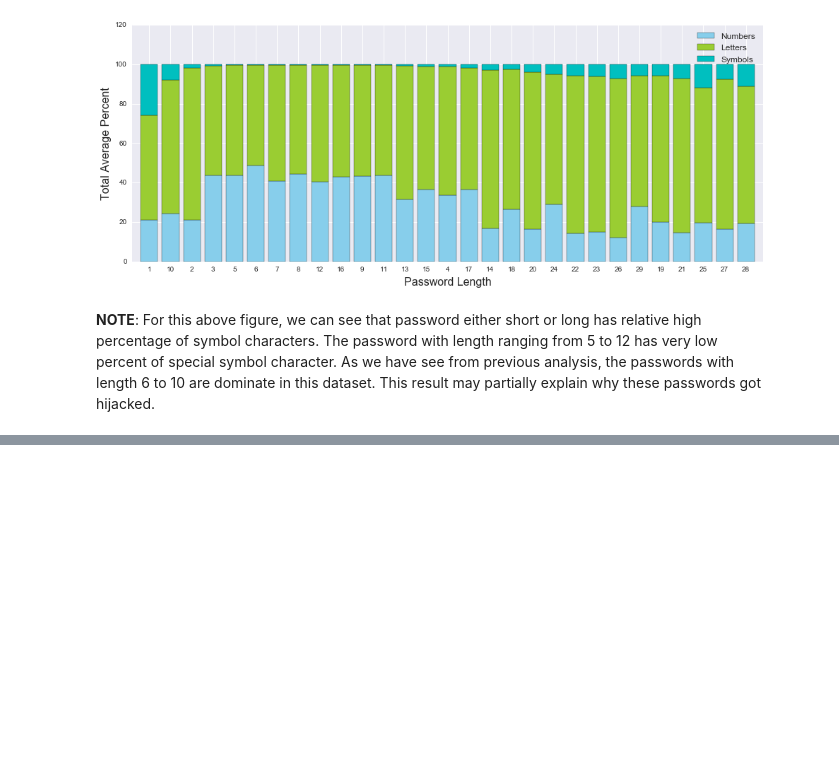
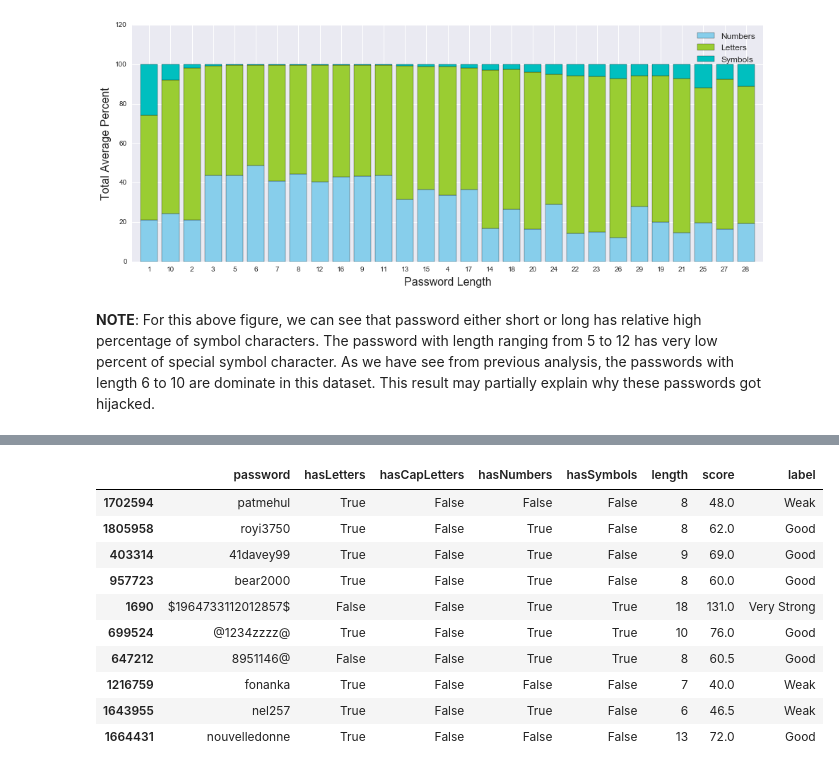
Before and after one commit to jhli973/Incubator, a Jupyter notebook: hijackedemail/Password and hijacked email.ipynb, the cells around one changed output, grey strips where cells are left out. Drawn from its saved outputs; the diff is of its cells as text; code cells hidden in the pictures; blank space fills up the shorter version.

```diff
--- a/hijackedemail/Password and hijacked email.ipynb
+++ b/hijackedemail/Password and hijacked email.ipynb
@@ -549,0 +512,15 @@ rs.cluster_results(reduced_df_subset, preds, centers, pca_samples)
+# %%
+# sampling the data after adding the label
+ps.sample(10,  random_state=12)
+# %% [output]
+|  | password | hasLetters | hasCapLetters | hasNumbers | hasSymbols | length | score | label |
+| 1702594 | patmehul | True | False | False | False | 8 | 48.0 | Weak |
+| 1805958 | royi3750 | True | False | True | False | 8 | 62.0 | Good |
+| 403314 | 41davey99 | True | False | True | False | 9 | 69.0 | Good |
+| 957723 | bear2000 | True | False | True | False | 8 | 60.0 | Good |
+| 1690 | $1964733112012857$ | False | False | True | True | 18 | 131.0 | Very Strong |
+| 699524 | @1234zzzz@ | True | False | True | True | 10 | 76.0 | Good |
+| 647212 | 8951146@ | False | False | True | True | 8 | 60.5 | Good |
+| 1216759 | fonanka | True | False | False | False | 7 | 40.0 | Weak |
+| 1643955 | nel257 | True | False | True | False | 6 | 46.5 | Weak |
+| 1664431 | nouvelledonne | True | False | False | False | 13 | 72.0 | Good |
```
Also changed, not shown: parts of 31 cells of this notebook.
